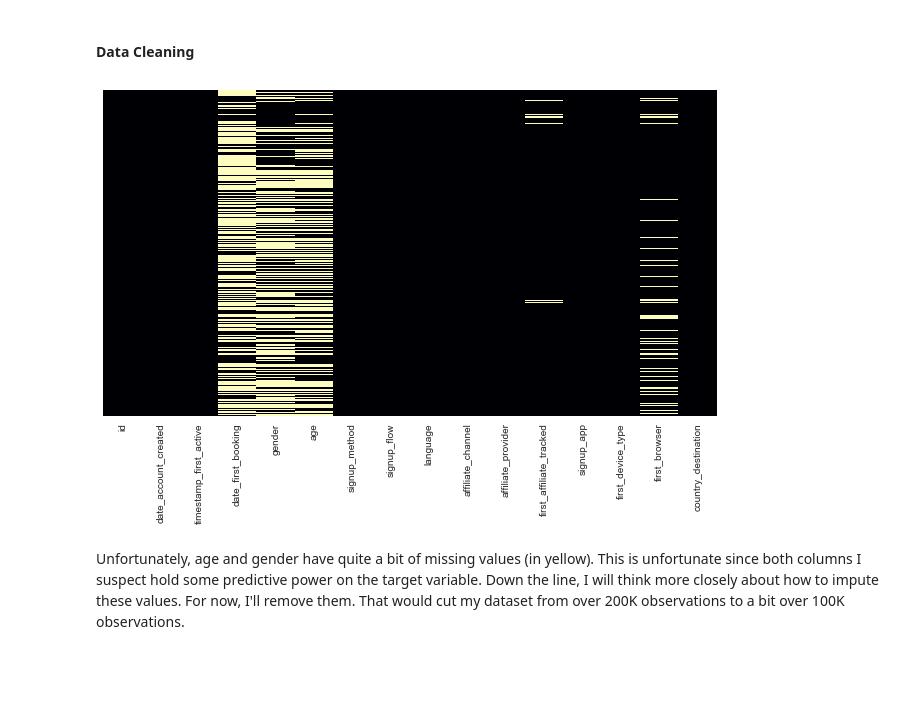
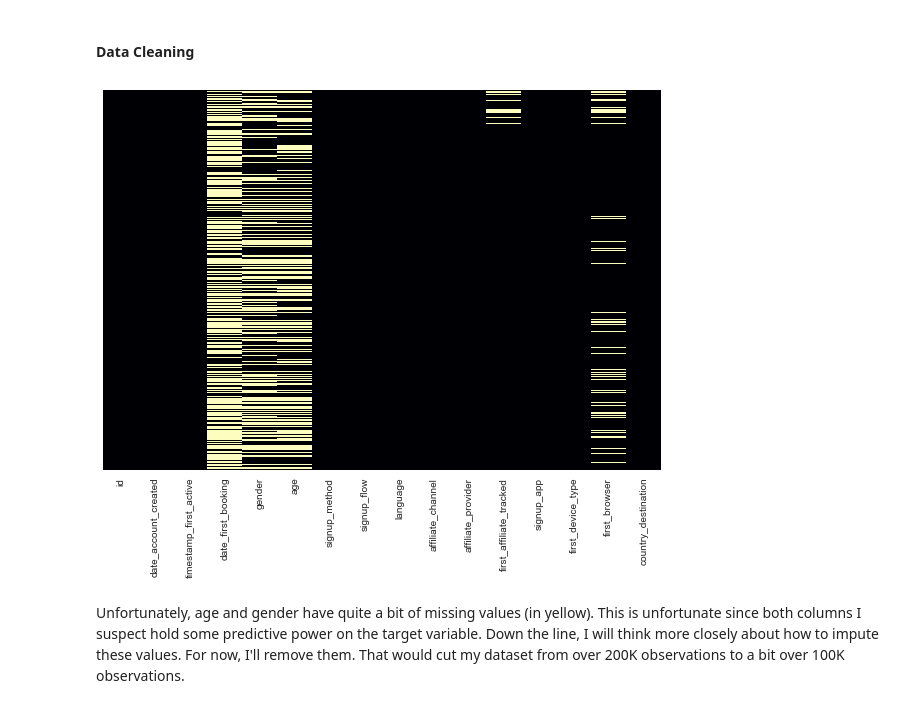
Before and after one commit to rog97/gads_project, a Jupyter notebook: exploratory_analysis.ipynb, the cells around one changed output. Drawn from its saved outputs; the diff is of its cells as text; code cells hidden in the pictures; blank space fills up the shorter version.

```diff
--- a/exploratory_analysis.ipynb
+++ b/exploratory_analysis.ipynb
@@ -137,10 +137,10 @@ users.head()
 users = users.replace('-unknown-',np.NaN)
 # %%
 # For all my columns in the user table, visualize which ones have missing values
-plt.figure(figsize= (11,6))
-sns.heatmap(users.isnull(),yticklabels=False,cbar=False,cmap='magma');
+plt.figure(figsize= (10,7))
+sns.heatmap(users.isnull(),yticklabels= False,cbar= False, cmap= 'magma');
 # %% [output]
-[figure, old version]
+[figure, new version]
 # %% [markdown]
 Unfortunately, age and gender have quite a bit of missing values (in yellow). This is unfortunate since both columns I suspect hold some predictive power on the target variable. Down the line, I will think more closely about how to impute these values. For now, I'll remove them. That would cut my dataset from over 200K observations to a bit over 100K observations.
 # %%
```
Also changed, not shown: parts of 59 cells of this notebook, 2 other files.
